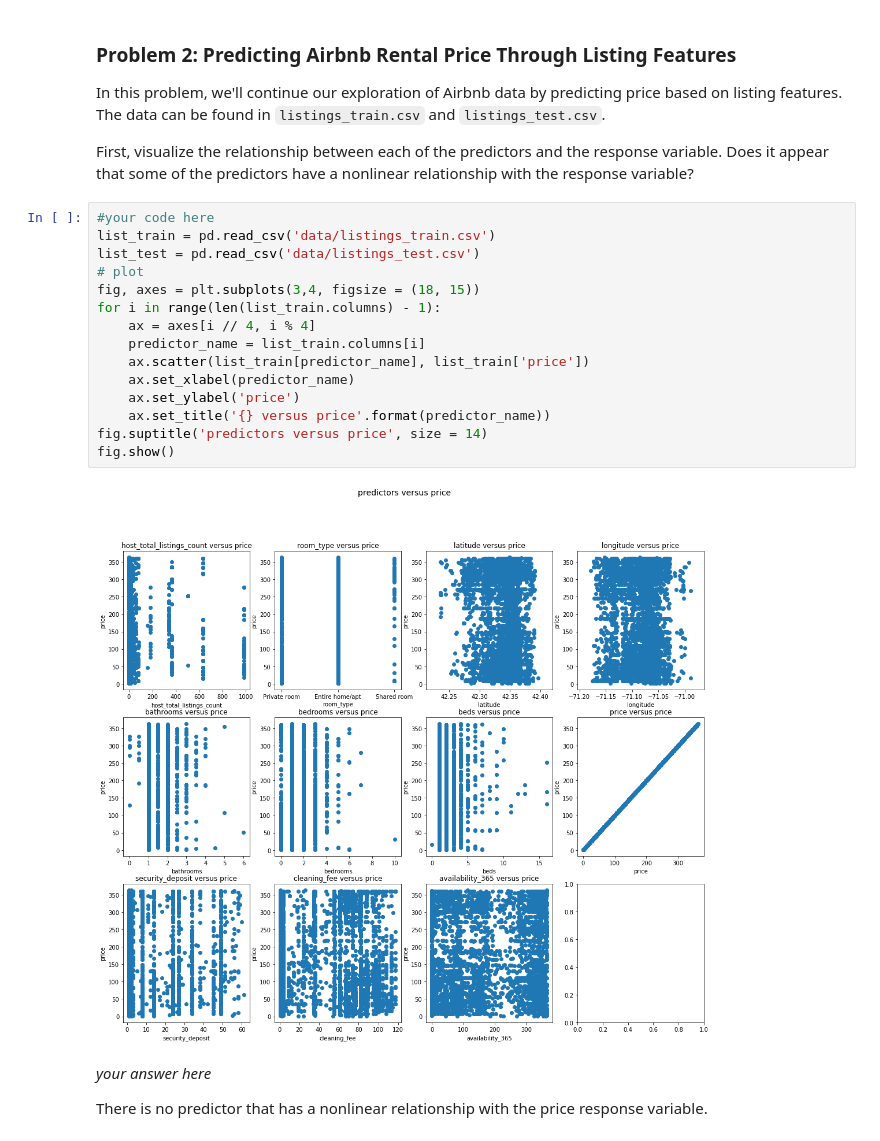
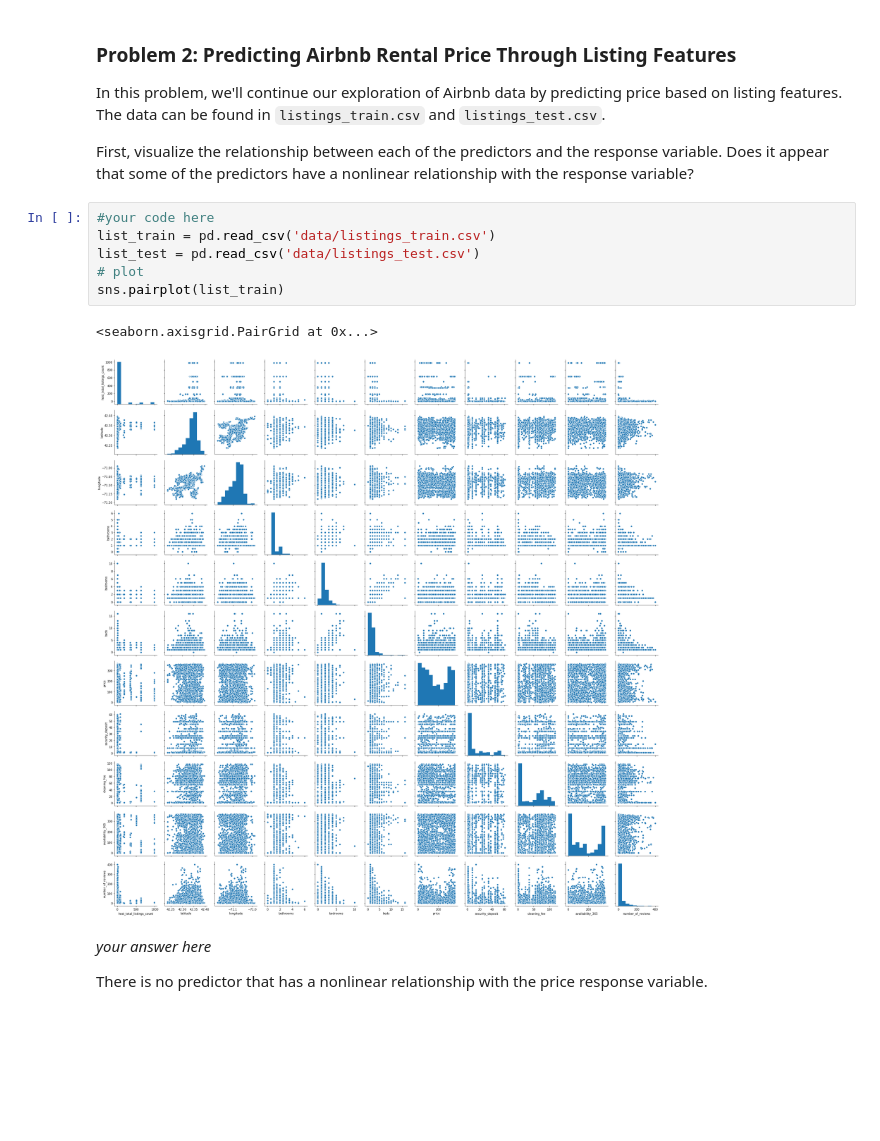
Before and after one commit to Ruby122/2020-CS109B, a Jupyter notebook: content/homeworks/hw01/cs109b_hw1.ipynb, the cells around one changed output. Drawn from its saved outputs; the diff is of its cells as text; blank space fills up the shorter version.

```diff
--- a/content/homeworks/hw01/cs109b_hw1.ipynb
+++ b/content/homeworks/hw01/cs109b_hw1.ipynb
@@ -392,23 +340,15 @@ Abnormally high prices on the days above are the result of public holidays. For
 In this problem, we'll continue our exploration of Airbnb data by predicting price based on listing features. The data can be found in `listings_train.csv` and `listings_test.csv`.
 
 First, visualize the relationship between each of the predictors and the response variable. Does it appear that some of the predictors have a nonlinear relationship with the response variable?
-# %%
-#your code here
-list_train = pd.read_csv('data/listings_train.csv')
-list_test = pd.read_csv('data/listings_test.csv')
-# plot
-fig, axes = plt.subplots(3,4, figsize = (18, 15))
-for i in range(len(list_train.columns) - 1):
-    ax = axes[i // 4, i % 4]
-    predictor_name = list_train.columns[i]
-    ax.scatter(list_train[predictor_name], list_train['price'])
-    ax.set_xlabel(predictor_name)
-    ax.set_ylabel('price')
-    ax.set_title('{} versus price'.format(predictor_name))
-fig.suptitle('predictors versus price', size = 14)
-fig.show()
-# %% [output]
-[figure, removed]
+# %%
+#your code here
+list_train = pd.read_csv('data/listings_train.csv')
+list_test = pd.read_csv('data/listings_test.csv')
+# plot
+sns.pairplot(list_train)
+# %% [output]
+<seaborn.axisgrid.PairGrid at 0x...>
+[figure, added]
 # %% [markdown]
 _your answer here_
 
```
Also changed, not shown: parts of 10 cells of this notebook.
